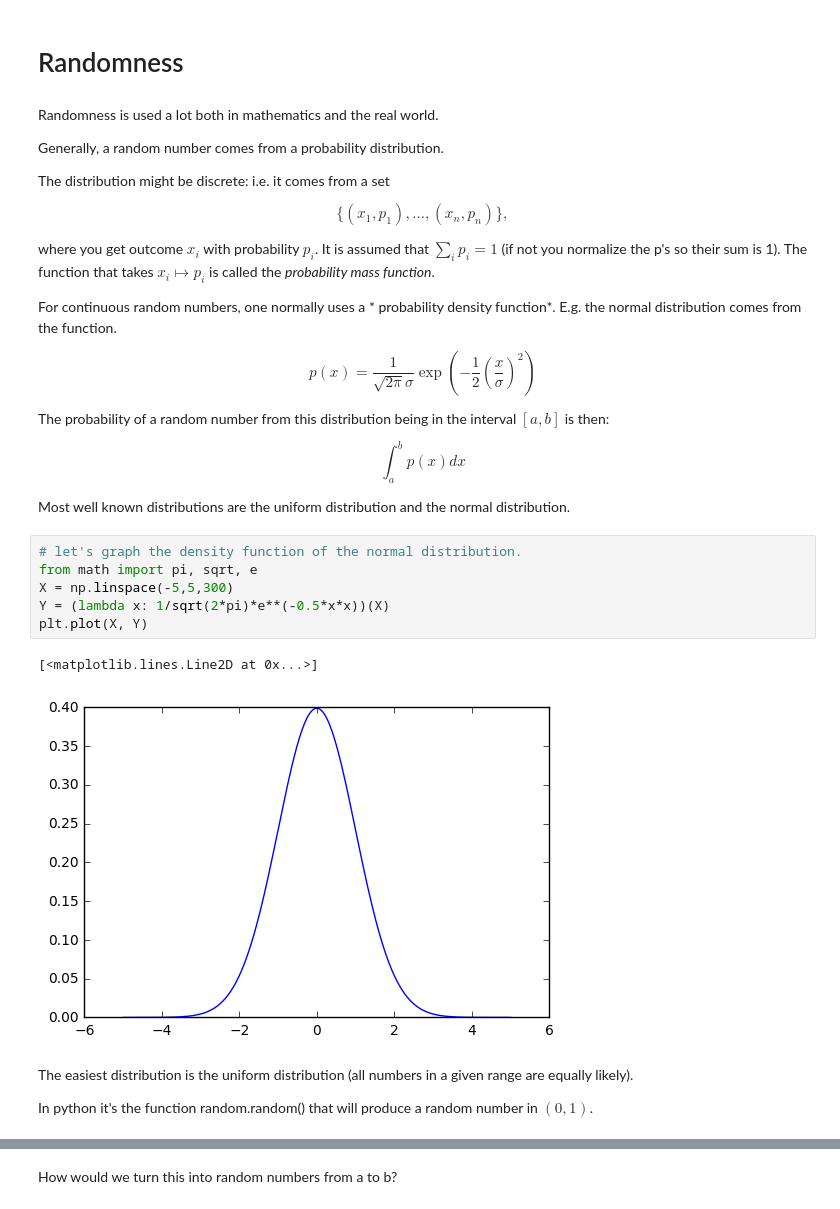
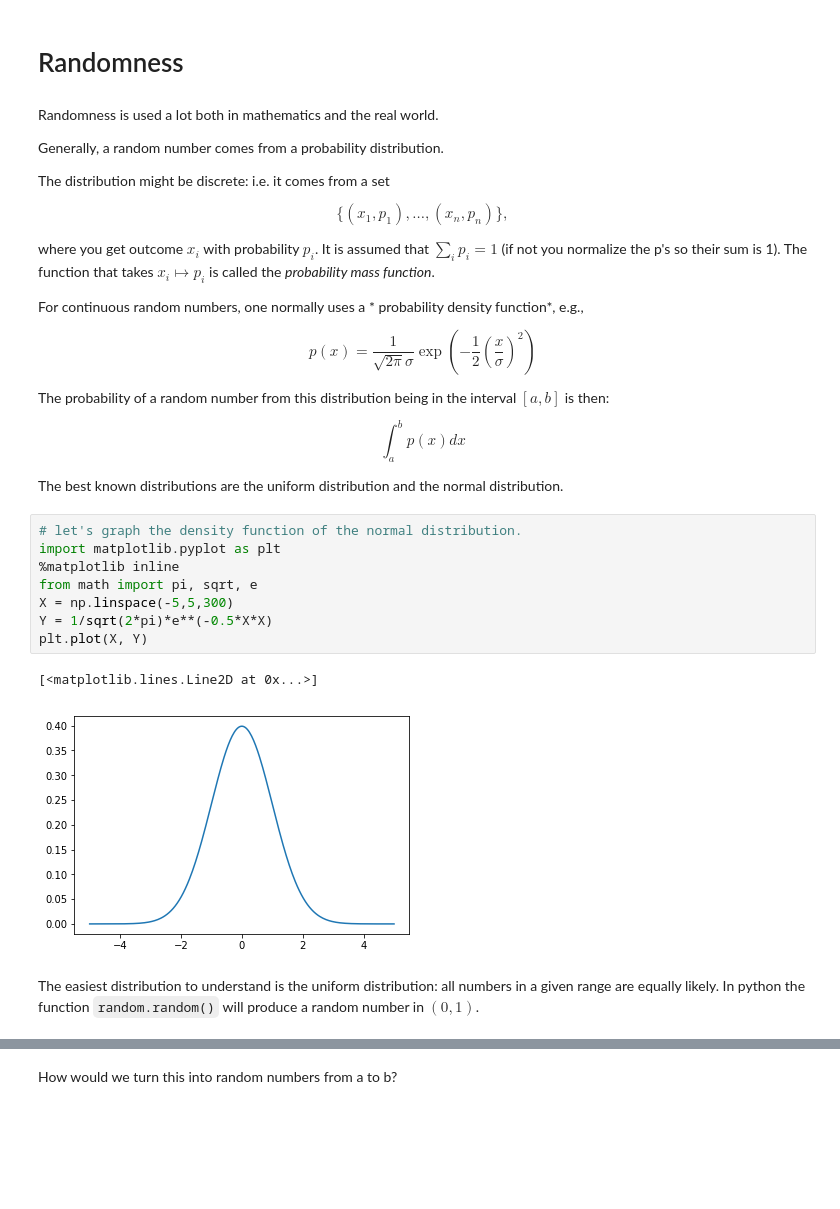
Before and after one commit to petermchale/math9, a Jupyter notebook: lectures/Lecture18.ipynb, the cells around one changed output, grey strips where cells are left out. Drawn from its saved outputs; the diff is of its cells as text; blank space fills up the shorter version.

```diff
--- a/lectures/Lecture18.ipynb
+++ b/lectures/Lecture18.ipynb
@@ -44,28 +41,28 @@ $$ \{ (x_1, p_1), ..., (x_n, p_n) \},$$
 
 where you get outcome $x_i$ with probability $p_i$. It is assumed that $\sum_i p_i = 1$ (if not you normalize the p's so their sum is 1). The function that takes $x_i \mapsto p_i$ is called the *probability mass function*.
 
-For continuous random numbers, one normally uses a * probability density function*. E.g. the normal distribution comes from the function.
+For continuous random numbers, one normally uses a * probability density function*, e.g.,
 
-$$ p(x) = \frac{1}{\sqrt{2\pi}\sigma}\exp({-\frac{1}{2}(\frac{x}{\sigma})^2})$$
+$$ p(x) = \frac{1}{\sqrt{2\pi}\sigma}\exp\left({-\frac{1}{2}\left(\frac{x}{\sigma}\right)^2}\right)$$
 
 The probability of a random number from this distribution being in the interval $[a,b]$ is then:
 
 $$\int_a^b p(x)dx$$
 
-Most well known distributions are the uniform distribution and the normal distribution.
+The best known distributions are the uniform distribution and the normal distribution.
 # %%
 # let's graph the density function of the normal distribution.
+import matplotlib.pyplot as plt
+%matplotlib inline
 from math import pi, sqrt, e
 X = np.linspace(-5,5,300)
-Y = (lambda x: 1/sqrt(2*pi)*e**(-0.5*x*x))(X)
+Y = 1/sqrt(2*pi)*e**(-0.5*X*X)
 plt.plot(X, Y)
 # %% [output]
 [<matplotlib.lines.Line2D at 0x...>]
-[figure, old version]
+[figure, new version]
 # %% [markdown]
-The easiest distribution is the uniform distribution (all numbers in a given range are equally likely).
-
-In python it's the function random.random() that will produce a random number in $(0,1)$.
+The easiest distribution to understand is the uniform distribution: all numbers in a given range are equally likely. In python the function `random.random()` will produce a random number in $(0,1)$.
 # %%
 import random
 random.seed(42)  #optional: the seed will initialize the random number generator
```
Also changed, not shown: parts of 36 cells of this notebook, 1 other file.
